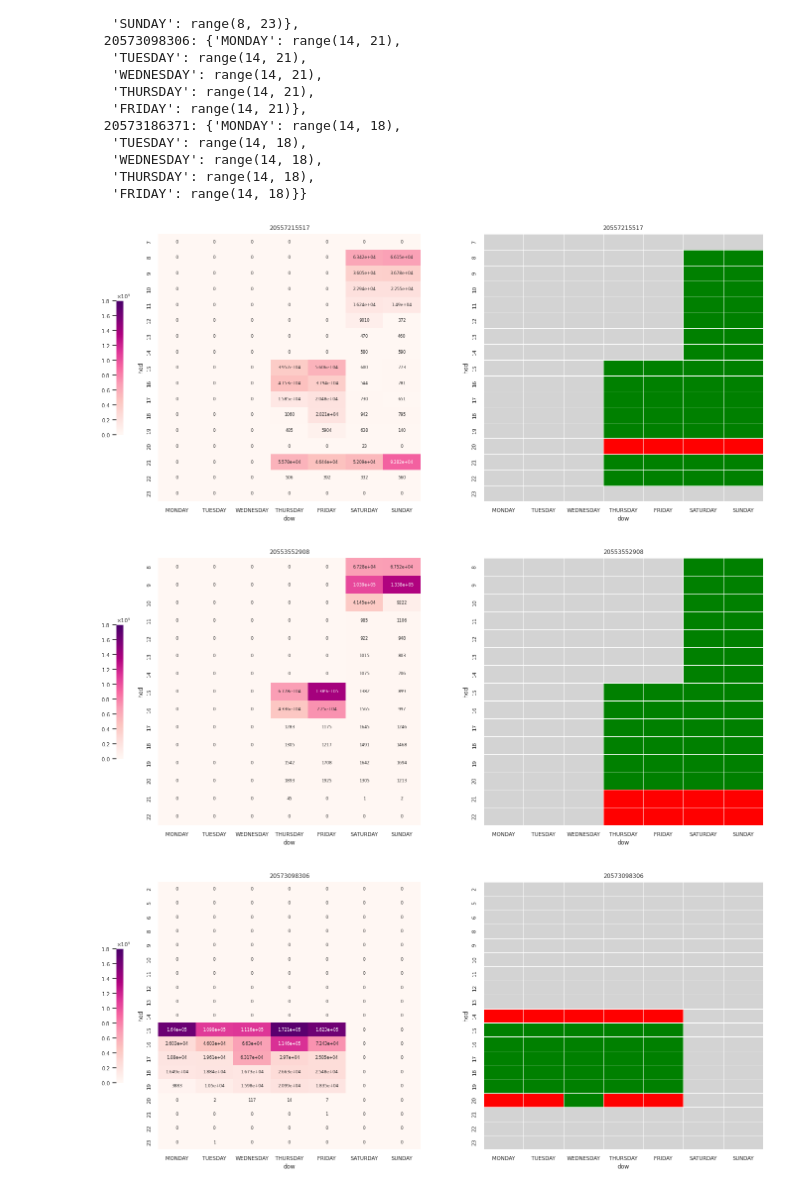
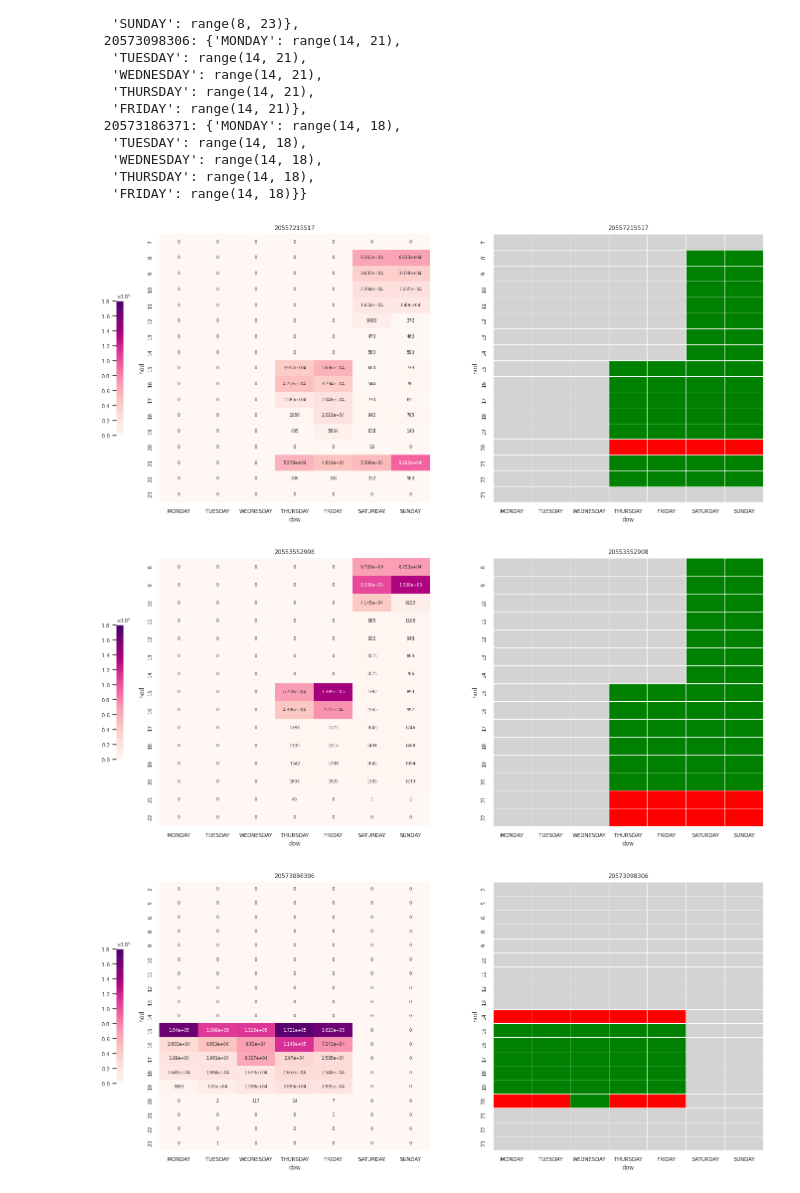
Before and after one commit to ssiarhei115/DS_tasks, a Jupyter notebook: code_1.ipynb, the cells around one changed output. Cells and saved outputs as stored; diff of their text form; code cells hidden in the pictures.

```diff
--- a/code_1.ipynb
+++ b/code_1.ipynb
@@ -92,37 +92,37 @@ def get_pivots(id):
                 p.loc[i,c] = 0
 
 
-    f, a = plt.subplots(1,2, figsize=(18, 7), gridspec_kw={'width_ratios': [1, 0.8]})
+    f, a = plt.subplots(1,2, figsize=(18, 7), gridspec_kw={'width_ratios': [1, 0.75]})
 
     # 1st table
     formatter = tkr.ScalarFormatter(useMathText=True)
     formatter.set_scientific(True)
     formatter.set_powerlimits((-2,2))
     sns.heatmap(pivot,
                 cmap='RdPu',
                 annot=True,
                 ax=a[0],
                 annot_kws={'fontsize':6},
                 cbar_kws = {'use_gridspec':True, 'location':"left", 'shrink':0.5, 'format':formatter},
                 vmin=0, vmax=180e3,
                 fmt='.4g'
                 ).set(title=f'{id}');
 
     # 2nd table
     colors = ['lightgray', "red", "green"]
     cmap = LinearSegmentedColormap.from_list('Custom', colors, len(colors))
     sns.heatmap(p.T,
                 cmap=cmap,
                 linewidths=.5,
                 cbar=False,
                 ax=a[1],
                 ).set(title=f'{id}');
 
     return id
 
 for key in plan:
     get_pivots(key)
 # %% [output]
-[figure, old version]
+[figure, new version]
-[figure, old version]
+[figure, new version]
-[figure, old version]
+[figure, new version]
```
Also changed, not shown: parts of 1 cell of this notebook.
